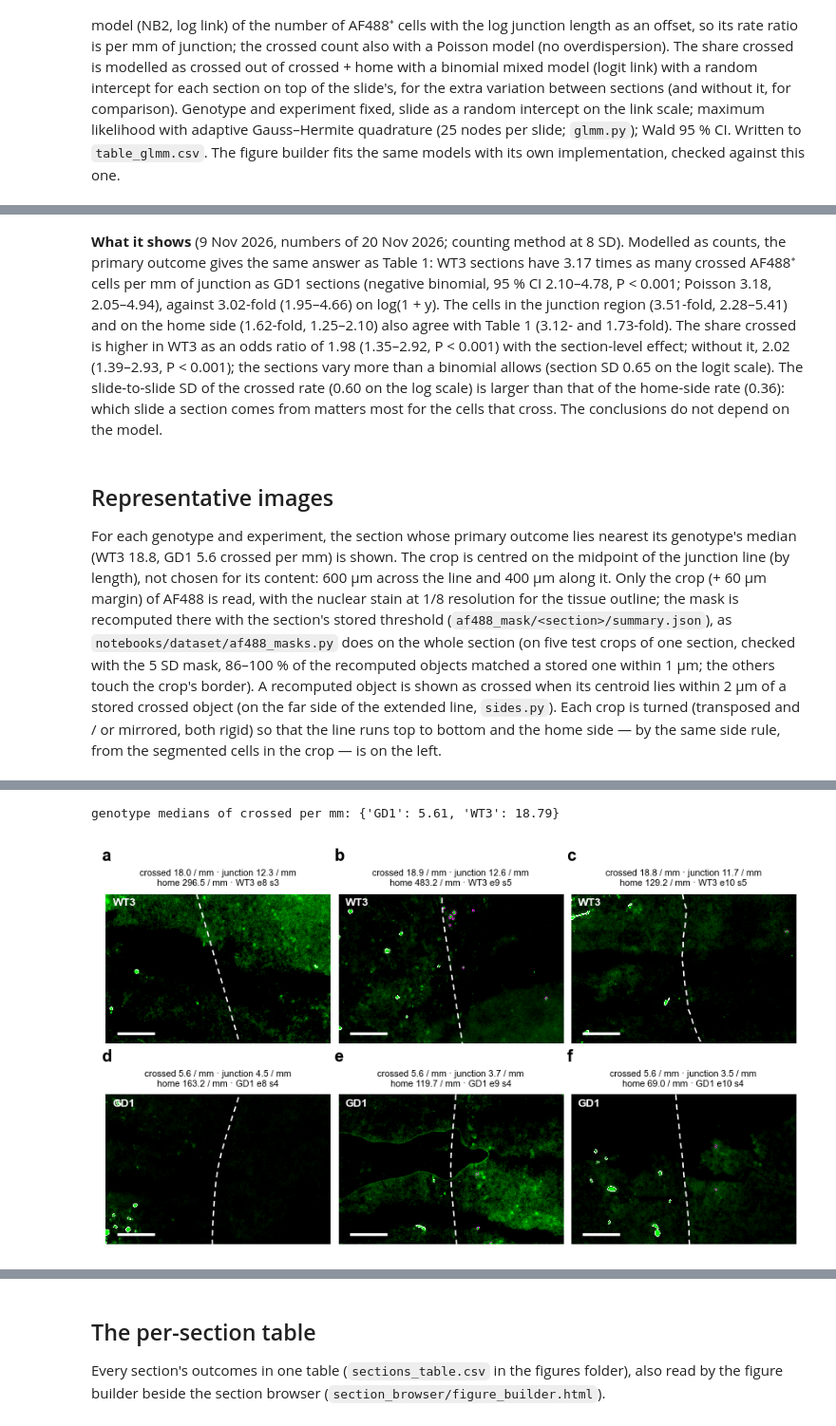
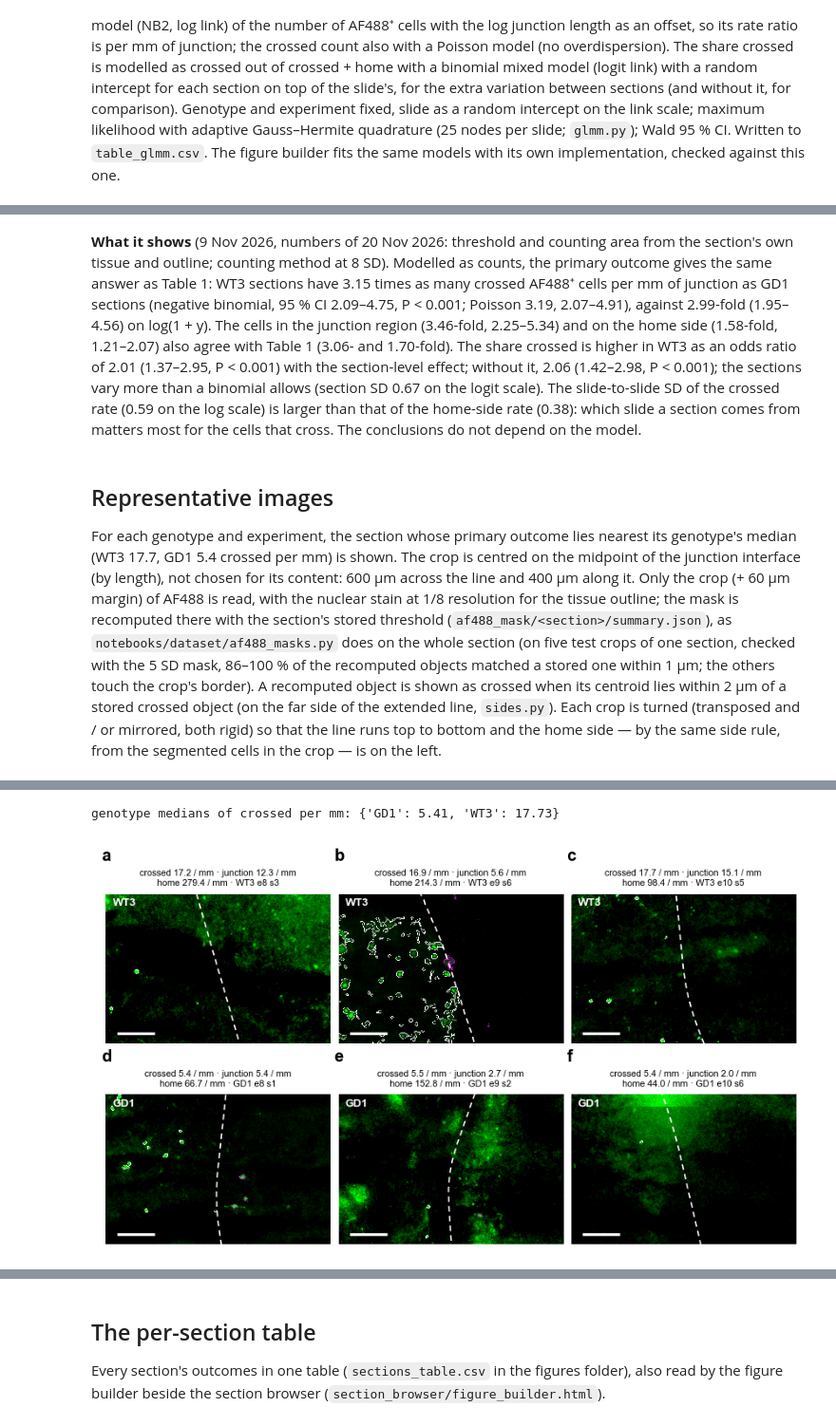
Before and after one commit to daggermaster3000/ARGUS, a Jupyter notebook: notebooks/official_analysis/02_biology.ipynb, the cells around one changed output, grey strips where cells are left out. Shown at 95% size. Drawn from its saved outputs; the diff is of its cells as text; code cells hidden in the pictures.

```diff
--- a/notebooks/official_analysis/02_biology.ipynb
+++ b/notebooks/official_analysis/02_biology.ipynb
@@ -879,9 +878,9 @@ glmm_table.to_csv(FIGURES / "table_glmm.csv")
 # %% [markdown]
-**What it shows** (9 Nov 2026, numbers of 20 Nov 2026; counting method at 8 SD). Modelled as counts, the primary outcome gives the same answer as Table 1: WT3 sections have 3.17 times as many crossed AF488⁺ cells per mm of junction as GD1 sections (negative binomial, 95 % CI 2.10–4.78, P < 0.001; Poisson 3.18, 2.05–4.94), against 3.02-fold (1.95–4.66) on log(1 + y). The cells in the junction region (3.51-fold, 2.28–5.41) and on the home side (1.62-fold, 1.25–2.10) also agree with Table 1 (3.12- and 1.73-fold). The share crossed is higher in WT3 as an odds ratio of 1.98 (1.35–2.92, P < 0.001) with the section-level effect; without it, 2.02 (1.39–2.93, P < 0.001); the sections vary more than a binomial allows (section SD 0.65 on the logit scale). The slide-to-slide SD of the crossed rate (0.60 on the log scale) is larger than that of the home-side rate (0.36): which slide a section comes from matters most for the cells that cross. The conclusions do not depend on the model.
+**What it shows** (9 Nov 2026, numbers of 20 Nov 2026: threshold and counting area from the section's own tissue and outline; counting method at 8 SD). Modelled as counts, the primary outcome gives the same answer as Table 1: WT3 sections have 3.15 times as many crossed AF488⁺ cells per mm of junction as GD1 sections (negative binomial, 95 % CI 2.09–4.75, P < 0.001; Poisson 3.19, 2.07–4.91), against 2.99-fold (1.95–4.56) on log(1 + y). The cells in the junction region (3.46-fold, 2.25–5.34) and on the home side (1.58-fold, 1.21–2.07) also agree with Table 1 (3.06- and 1.70-fold). The share crossed is higher in WT3 as an odds ratio of 2.01 (1.37–2.95, P < 0.001) with the section-level effect; without it, 2.06 (1.42–2.98, P < 0.001); the sections vary more than a binomial allows (section SD 0.67 on the logit scale). The slide-to-slide SD of the crossed rate (0.59 on the log scale) is larger than that of the home-side rate (0.38): which slide a section comes from matters most for the cells that cross. The conclusions do not depend on the model.
 # %% [markdown]
 ## Representative images
 
-For each genotype and experiment, the section whose primary outcome lies nearest its genotype's median (WT3 18.8, GD1 5.6 crossed per mm) is shown. The crop is centred on the midpoint of the junction line (by length), not chosen for its content: 600 µm across the line and 400 µm along it. Only the crop (+ 60 µm margin) of AF488 is read, with the nuclear stain at 1/8 resolution for the tissue outline; the mask is recomputed there with the section's stored threshold (`af488_mask/<section>/summary.json`), as `notebooks/dataset/af488_masks.py` does on the whole section (on five test crops of one section, checked with the 5 SD mask, 86–100 % of the recomputed objects matched a stored one within 1 µm; the others touch the crop's border). A recomputed object is shown as crossed when its centroid lies within 2 µm of a stored crossed object (on the far side of the extended line, `sides.py`). Each crop is turned (transposed and / or mirrored, both rigid) so that the line runs top to bottom and the home side — by the same side rule, from the segmented cells in the crop — is on the left.
+For each genotype and experiment, the section whose primary outcome lies nearest its genotype's median (WT3 17.7, GD1 5.4 crossed per mm) is shown. The crop is centred on the midpoint of the junction interface (by length), not chosen for its content: 600 µm across the line and 400 µm along it. Only the crop (+ 60 µm margin) of AF488 is read, with the nuclear stain at 1/8 resolution for the tissue outline; the mask is recomputed there with the section's stored threshold (`af488_mask/<section>/summary.json`), as `notebooks/dataset/af488_masks.py` does on the whole section (on five test crops of one section, checked with the 5 SD mask, 86–100 % of the recomputed objects matched a stored one within 1 µm; the others touch the crop's border). A recomputed object is shown as crossed when its centroid lies within 2 µm of a stored crossed object (on the far side of the extended line, `sides.py`). Each crop is turned (transposed and / or mirrored, both rigid) so that the line runs top to bottom and the home side — by the same side rule, from the segmented cells in the crop — is on the left.
 # %%
 import logging
 
@@ -965,9 +964,9 @@ def recompute_crop(name):
     tissue_small = cv.tissue_mask(small, step=1)
     rr = np.clip(np.arange(lo[0], hi[0]) // TISSUE_STEP, 0, tissue_small.shape[0] - 1)
     cc = np.clip(np.arange(lo[1], hi[1]) // TISSUE_STEP, 0, tissue_small.shape[1] - 1)
-    # inside the tissue or the section outline widened 10 µm (af488_masks.py version 3)
-    tissue = tissue_small[rr][:, cc] | section_outline.near_outline(section_outline.load_outline(MASKS / name),
-                                                                   np.arange(lo[0], hi[0]), np.arange(lo[1], hi[1]))
+    # inside the section outline widened 10 µm (af488_masks.py version 4)
+    tissue = section_outline.near_outline(section_outline.load_outline(MASKS / name),
+                                          np.arange(lo[0], hi[0]), np.arange(lo[1], hi[1]))
     smooth = ndimage.gaussian_filter(plane, cv.SMOOTH_UM / voxel)
     signal = smooth - cv.local_background(smooth, cv.BACKGROUND_UM / voxel)
     mask = remove_small_objects((signal > threshold) & tissue, int(round(cv.MIN_OBJECT_UM2 / voxel ** 2)))
@@ -1067,3 +1066,3 @@ plt.show()
-genotype medians of crossed per mm: {'GD1': 5.61, 'WT3': 18.79}
+genotype medians of crossed per mm: {'GD1': 5.41, 'WT3': 17.73}
-[figure, old version]
+[figure, new version]
 # %% [markdown]
```
Also changed, not shown: parts of 22 cells of this notebook, 9 other files.
